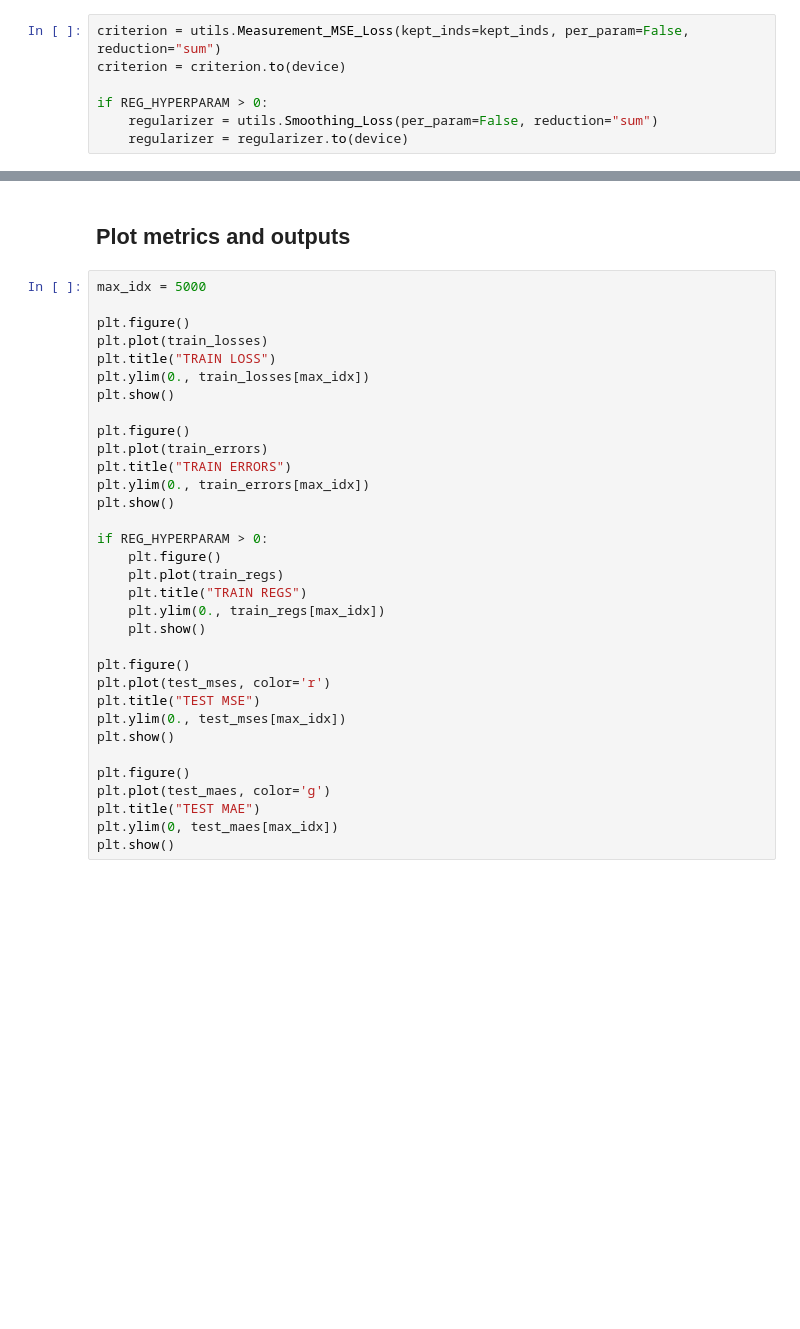
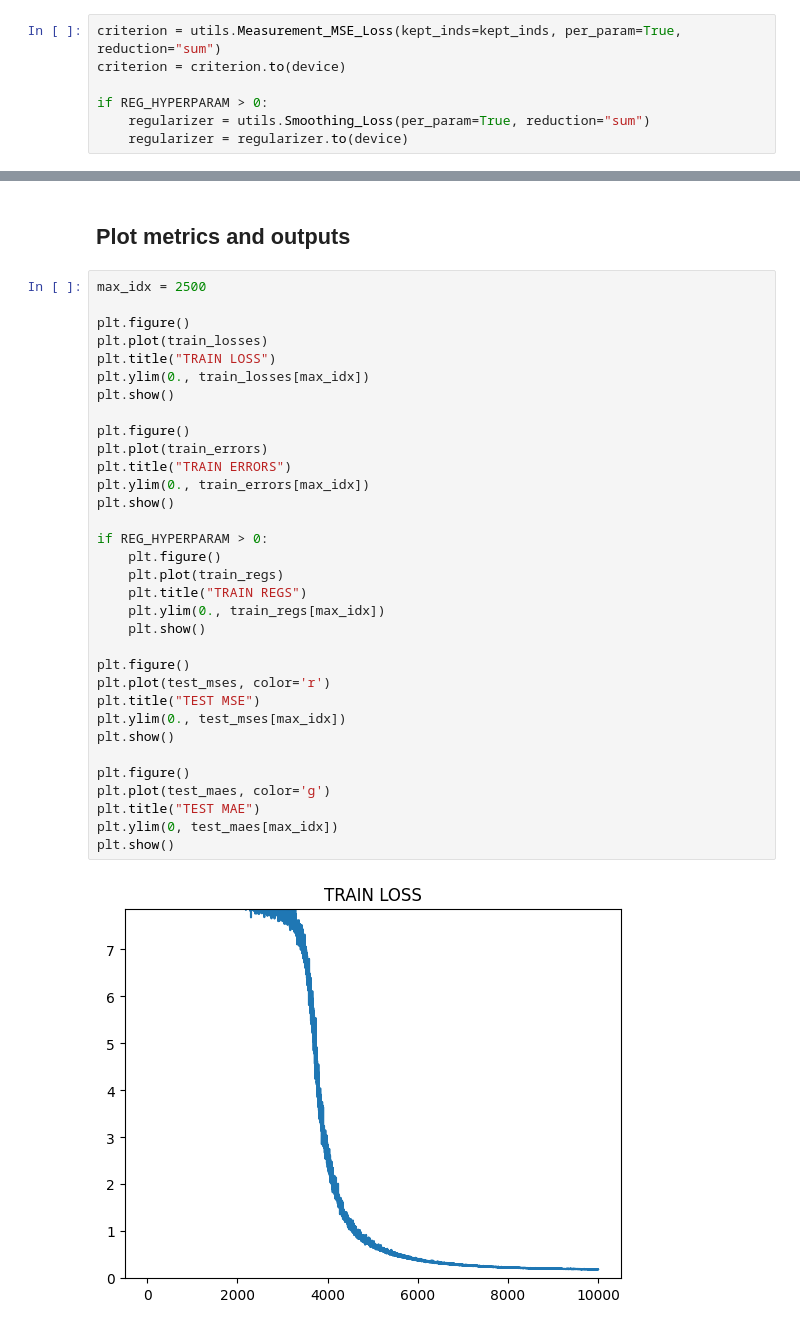
Before and after one commit to VarunGorti/CurveFitting-DIP, a Jupyter notebook: RESUNET_V4.ipynb, the cells around one changed output, grey strips where cells are left out. Saved outputs shown, nothing was run; the diff lists cells and outputs as text; blank space fills up the shorter version.

```diff
--- a/RESUNET_V4.ipynb
+++ b/RESUNET_V4.ipynb
@@ -195,9 +258,9 @@ print("Noise decay factor: ", NOISE_DECAY_FACTOR)
 # %%
-criterion = utils.Measurement_MSE_Loss(kept_inds=kept_inds, per_param=False, reduction="sum")
+criterion = utils.Measurement_MSE_Loss(kept_inds=kept_inds, per_param=True, reduction="sum")
 criterion = criterion.to(device)
 
 if REG_HYPERPARAM > 0:
-    regularizer = utils.Smoothing_Loss(per_param=False, reduction="sum")
+    regularizer = utils.Smoothing_Loss(per_param=True, reduction="sum")
     regularizer = regularizer.to(device)
 # %%
 net = net.train()
@@ -257,35 +341,37 @@ for i in range(NUM_ITER):
 # %% [markdown]
 ## Plot metrics and outputs
 # %%
-max_idx = 5000
+max_idx = 2500
 
 plt.figure()
 plt.plot(train_losses)
 plt.title("TRAIN LOSS")
 plt.ylim(0., train_losses[max_idx])
 plt.show()
 
 plt.figure()
 plt.plot(train_errors)
 plt.title("TRAIN ERRORS")
 plt.ylim(0., train_errors[max_idx])
 plt.show()
 
 if REG_HYPERPARAM > 0:
     plt.figure()
     plt.plot(train_regs)
     plt.title("TRAIN REGS")
     plt.ylim(0., train_regs[max_idx])
     plt.show()
 
 plt.figure()
 plt.plot(test_mses, color='r')
 plt.title("TEST MSE")
 plt.ylim(0., test_mses[max_idx])
 plt.show()
 
 plt.figure()
 plt.plot(test_maes, color='g')
 plt.title("TEST MAE")
 plt.ylim(0, test_maes[max_idx])
 plt.show()
+# %% [output]
+[figure, added]
```
Also changed, not shown: parts of 29 cells of this notebook, 2 other files.
